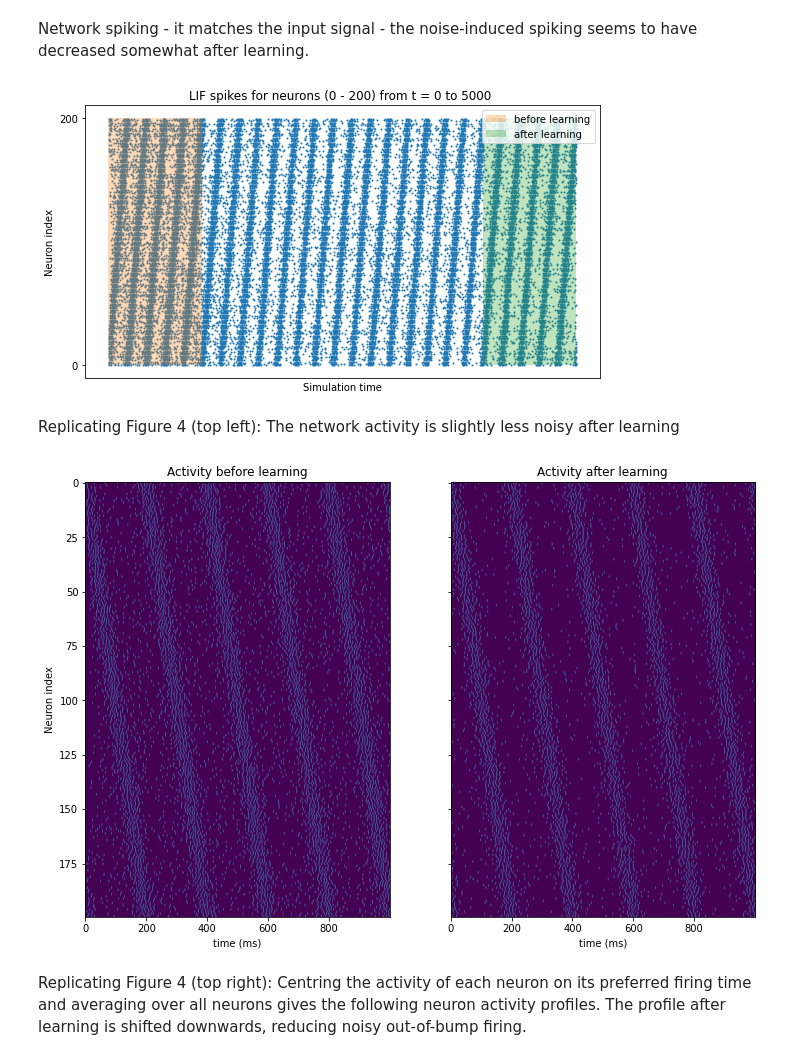
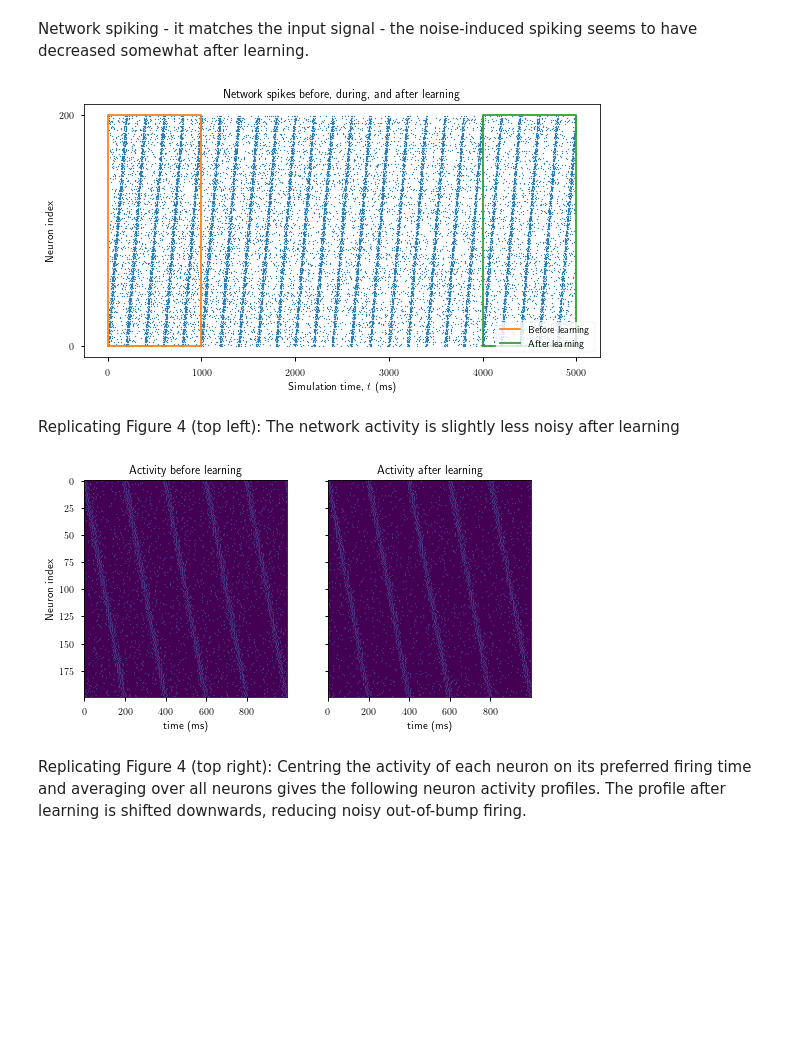
Before and after one commit to Dominic-DallOsto/STDP-Resonant-Networks, a Jupyter notebook: Gaussian bump simulation.ipynb, the cells around one changed output. Saved outputs shown, nothing was run; the diff lists cells and outputs as text; code cells hidden in the pictures; blank space fills up the shorter version.

```diff
--- a/Gaussian bump simulation.ipynb
+++ b/Gaussian bump simulation.ipynb
@@ -4,6 +4,7 @@
 Aiming to replicate Figure 4 from [aceitunoResonancesInducedSpiking2020](http://arxiv.org/abs/2006.08537) using Bindsnet simulation
 # %%
 import torch
+import numpy as np
 import matplotlib.pyplot as plt
 from bindsnet.network import Network
 from bindsnet.network.monitors import Monitor
@@ -13,7 +14,13 @@ from bindsnet.network.topology import Connection
 from homeostatic_LIF_neuron import HomestaticLIFNodes
 from homeostatic_STDP import HomeostaticSTDP
 
-plt.rc('figure', figsize=(12.0, 8.0))
+plt.style.use('seaborn-notebook')
+plt.rc('font',**{'family':'sans-serif','sans-serif':['Computer Modern Sans serif']})
+plt.rc('text', usetex=True)
+np.random.seed(7) # seed so plots are repeatable
+%matplotlib inline
+# need the %matplotlib inline for the following to work
+plt.rc('figure', figsize = [8,6]) # paper figures should be width 8 (full linewidth) to have nicely readable text
 # %%
 def wrap_half_period(x: torch.Tensor, period: int):
 	return (x + period//2) % period - period//2
@@ -88,7 +99,7 @@ def set_learning_rates(connection, nu, gamma):
 network = Network()
 
 # Create and add input, output layers.
-lif_layer = HomestaticLIFNodes(n=num_neurons, homeostatic_traces=True, traces=True, traces_additive=True, tc_decay=10, thresh=-50, rest=-70, reset=-70, refrac=1)
+lif_layer = HomestaticLIFNodes(n=num_neurons, homeostatic_traces=True, traces=True, traces_additive=True, tc_decay=10, tc_trace=10e-3*1e3, thresh=-50, rest=-70, reset=-70, refrac=1)
 
 network.add_layer(layer=lif_layer, name='LIF')
 
@@ -114,7 +125,7 @@ network.add_monitor(monitor=monitor, name='LIF_monitor')
 # we then compare the results before and after learning
 input_weight = 4
 network.run(inputs={'LIF': input_weight*input_spikes[:1000,:]}, time=1000, progress_bar=True)
-set_learning_rates(recurrent_connection, 1e-2, 1e-4)
+set_learning_rates(recurrent_connection, 1e-3, 1e-5)
 network.run(inputs={'LIF': input_weight*input_spikes[1000:-1000,:]}, time=time-2000, progress_bar=True)
 set_learning_rates(recurrent_connection, 0, 0)
 network.run(inputs={'LIF': input_weight*input_spikes[-1000:,:]}, time=1000, progress_bar=True)
@@ -128,30 +139,40 @@ spikes_before = spikes[:1000]
 spikes_after = spikes[-1000:]
 # %% [markdown]
 Network spiking - it matches the input signal - the noise-induced spiking seems to have decreased somewhat after learning.
-# %%
-bindsnet.analysis.plotting.plot_spikes({"LIF": spikes})
-plt.fill_between((0,1000), 0, num_neurons, alpha=0.3, label='before learning')
-plt.fill_between((time-1000,time), 0, num_neurons, alpha=0.3, label='after learning')
-plt.legend()
-plt.show()
-# %% [output]
-[figure, removed]
+# %%
+def plot_rect(x1, y1, x2, y2, **kwargs):
+    plt.plot([x1,x1,x2,x2,x1], [y1,y2,y2,y1,y1], **kwargs)
+
+# plt.fill_between((0,1000), 0, num_neurons, alpha=0.4, label='before learning', color='C1')
+# plt.fill_between((time-1000,time), 0, num_neurons, alpha=0.5, label='after learning', color='C2')
+bindsnet.analysis.plotting.plot_spikes({"LIF": spikes})
+plot_rect(0, 0, 1000, num_neurons, label='Before learning', color='C1')
+plot_rect(time-1000, 0, time, num_neurons, label='After learning', color='C2')
+plt.title('Network spikes before, during, and after learning')
+plt.xticks(np.arange(0,5001,1000))
+plt.xlabel('Simulation time, $t$ (ms)')
+plt.legend()
+plt.tight_layout()
+plt.savefig('plots/gaussian-simulation-raster.pdf')
+plt.show()
+# %% [output]
+[figure, added]
 # %% [markdown]
 Replicating Figure 4 (top left):
 The network activity is slightly less noisy after learning
 # %%
-fig, axs = plt.subplots(1,2, sharey=True)
+fig, axs = plt.subplots(1,2, sharey=True, figsize=(8,4))
 img1 = axs[0].imshow(spikes_before.squeeze().T, aspect='auto')
 img2 = axs[1].imshow(spikes_after.squeeze().T, aspect='auto')
 axs[0].set_title('Activity before learning')
 axs[1].set_title('Activity after learning')
 axs[0].set_ylabel('Neuron index')
 axs[0].set_xlabel('time (ms)')
 axs[1].set_xlabel('time (ms)')
 
 plt.show()
 # %% [output]
-[figure, old version]
+[figure, new version]
 # %% [markdown]
 Replicating Figure 4 (top right):
 Centring the activity of each neuron on its preferred firing time and averaging over all neurons gives the following neuron activity profiles. The profile after learning is shifted downwards, reducing noisy out-of-bump firing.
```
Also changed, not shown: parts of 5 cells of this notebook, 27 other files.
